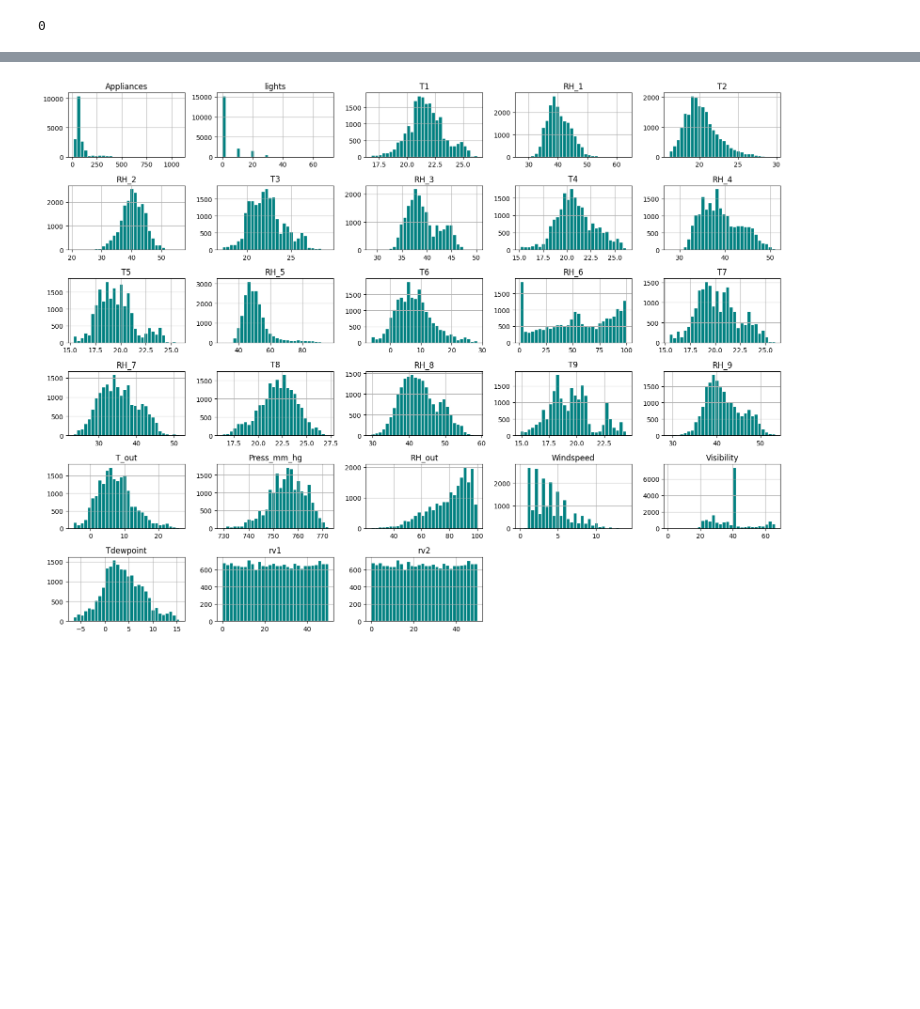
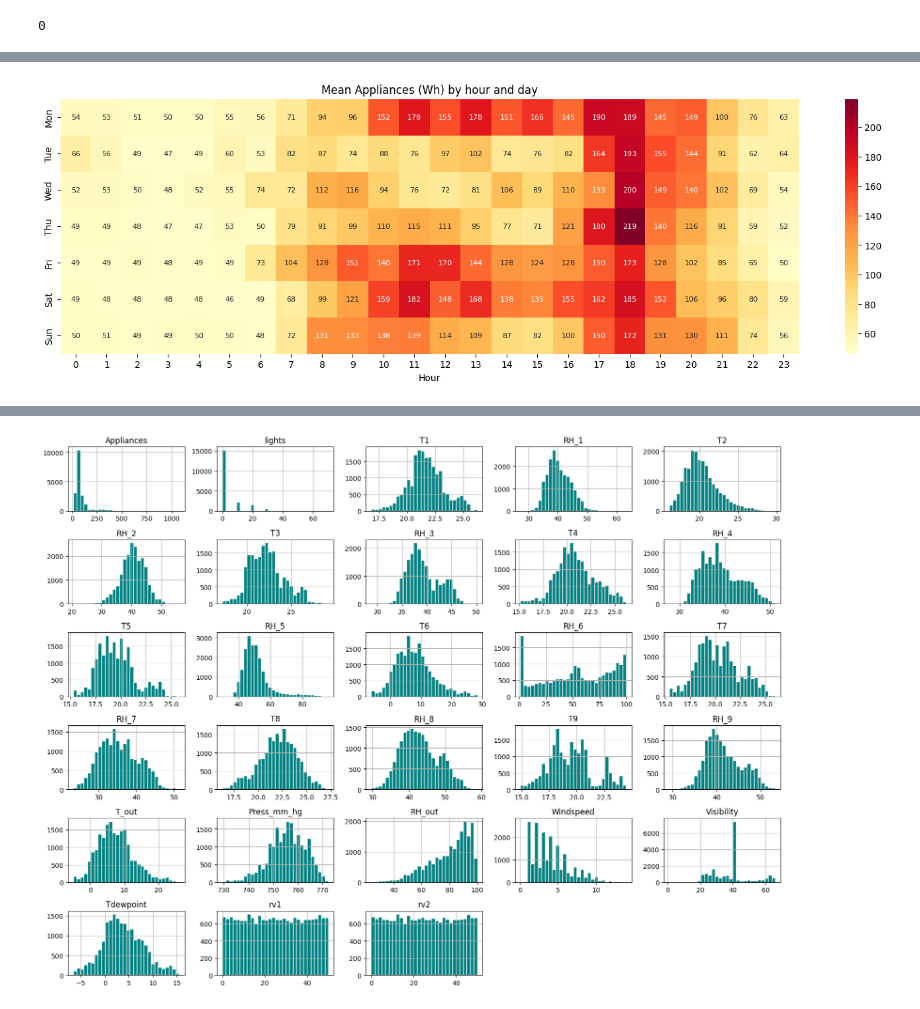
Before and after one commit to Manith-Ratnayake/Assignment, a Jupyter notebook: notebooks/EDA.ipynb, the cells around one changed output, grey strips where cells are left out. Saved outputs shown, nothing was run; the diff lists cells and outputs as text; code cells hidden in the pictures; blank space fills up the shorter version.

```diff
--- a/notebooks/EDA.ipynb
+++ b/notebooks/EDA.ipynb
@@ -90,0 +117,12 @@ df.head()
+# %%
+pivot = df.pivot_table(values="Appliances", index=df.index.dayofweek, columns=df.index.hour, aggfunc="mean")
+pivot.index = ["Mon", "Tue", "Wed", "Thu", "Fri", "Sat", "Sun"]
+
+plt.figure(figsize=(18, 5))
+sns.heatmap(pivot, cmap="YlOrRd", annot=True, fmt=".0f", annot_kws={"size": 8})
+plt.xlabel("Hour")
+plt.ylabel("")
+plt.title("Mean Appliances (Wh) by hour and day")
+plt.show()
+# %% [output]
+[figure, added]
```
Also changed, not shown: parts of 33 cells of this notebook.
